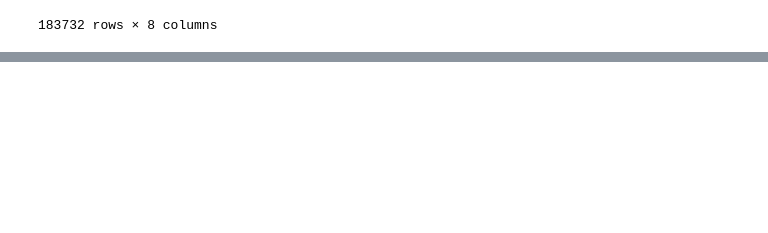
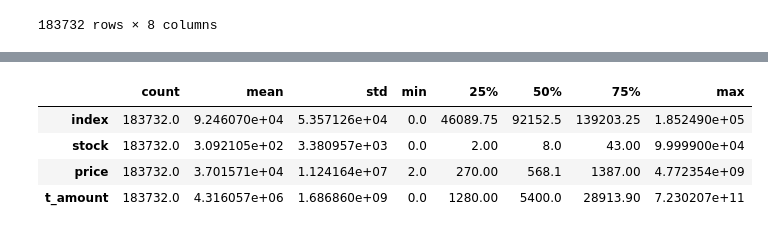
Before and after one commit to ingvamartinez/Clustering_MeLi, a Jupyter notebook: de.ipynb, the cells around one changed output, grey strips where cells are left out. Cells and saved outputs as stored; diff of their text form; code cells hidden in the pictures; blank space fills up the shorter version.

```diff
--- a/de.ipynb
+++ b/de.ipynb
@@ -292,0 +319,8 @@ dfv3
+# %%
+dfv3.describe().T
+# %% [output]
+|  | count | mean | std | min | 25% | 50% | 75% | max |
+| index | 183732.0 | 9.246070e+04 | 5.357126e+04 | 0.0 | 46089.75 | 92152.5 | 139203.25 | 1.852490e+05 |
+| stock | 183732.0 | 3.092105e+02 | 3.380957e+03 | 0.0 | 2.00 | 8.0 | 43.00 | 9.999900e+04 |
+| price | 183732.0 | 3.701571e+04 | 1.124164e+07 | 2.0 | 270.00 | 568.1 | 1387.00 | 4.772354e+09 |
+| t_amount | 183732.0 | 4.316057e+06 | 1.686860e+09 | 0.0 | 1280.00 | 5400.0 | 28913.90 | 7.230207e+11 |
```
Also changed, not shown: parts of 6 cells of this notebook.
